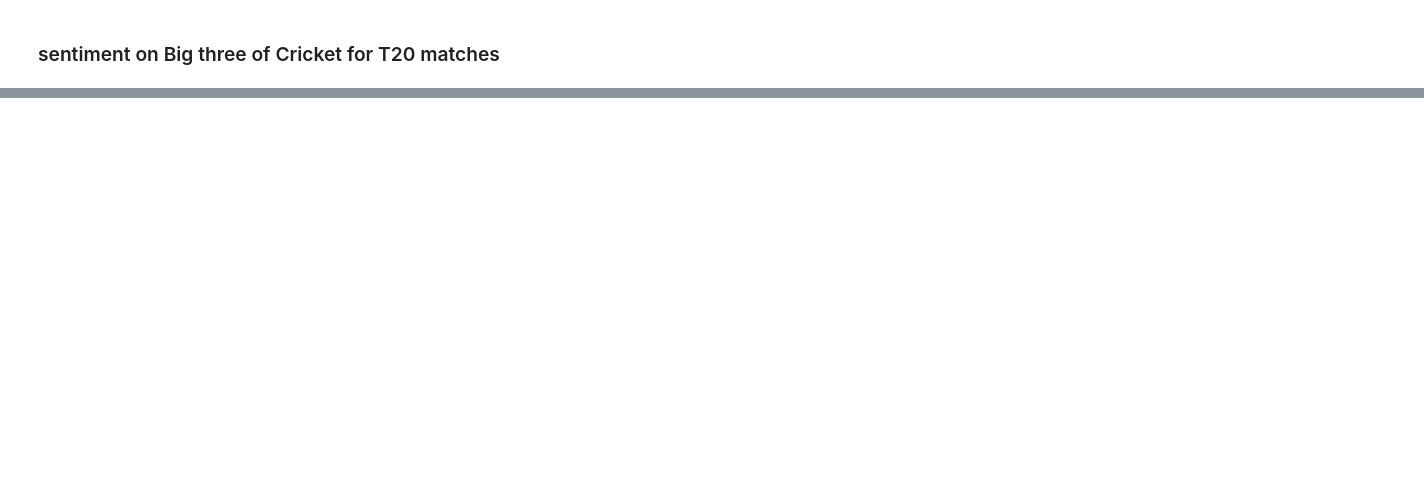
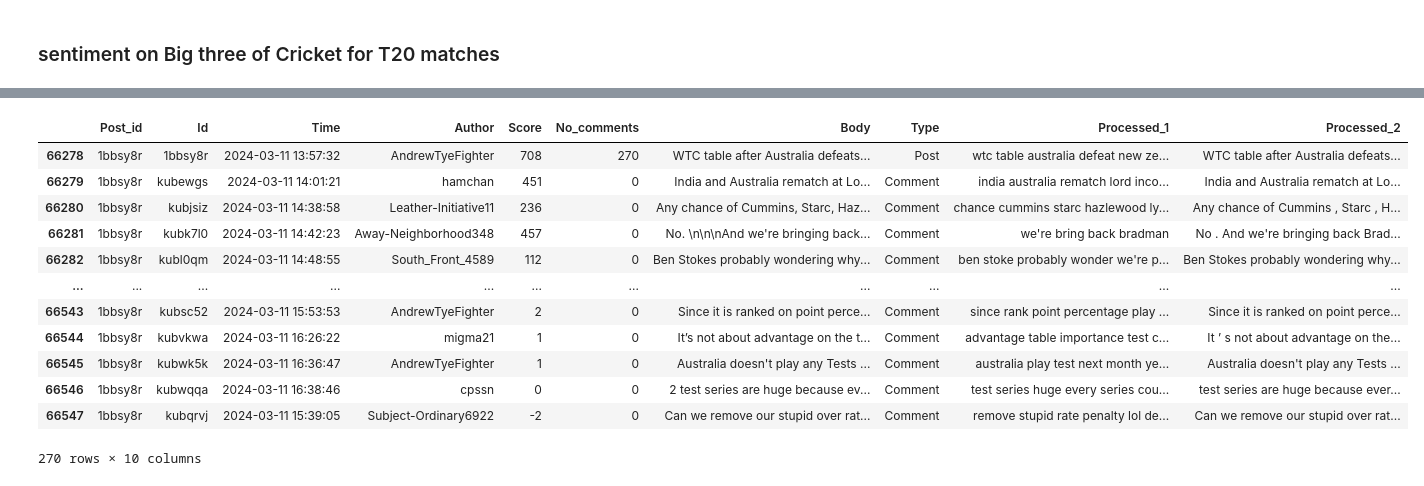
Before and after one commit to thw96/Group10_SocialMediaAssigment2, a Jupyter notebook: Scripts/Data-Extraction/TEST_reddit_exploratory_analysis_preprocessing.ipynb, the cells around one changed output, grey strips where cells are left out. Cells and saved outputs as stored; diff of their text form; code cells hidden in the pictures; blank space fills up the shorter version.

Commit message:
- Final commit from the TEST side

```diff
--- a/Scripts/Data-Extraction/TEST_reddit_exploratory_analysis_preprocessing.ipynb
+++ b/Scripts/Data-Extraction/TEST_reddit_exploratory_analysis_preprocessing.ipynb
@@ -1133,0 +1171,16 @@ ValueError: not enough values to unpack (expected 2, got 1)
+# %%
+bot_filtered_df[bot_filtered_df['Post_id'] == '1bbsy8r']
+# %% [output]
+|  | Post_id | Id | Time | Author | Score | No_comments | Body | Type | Processed_1 | Processed_2 |
+| 66278 | 1bbsy8r | 1bbsy8r | 2024-03-11 13:57:32 | AndrewTyeFighter | 708 | 270 | WTC table after Australia defeats... | Post | wtc table australia defeat new ze... | WTC table after Australia defeats... |
+| 66279 | 1bbsy8r | kubewgs | 2024-03-11 14:01:21 | hamchan | 451 | 0 | India and Australia rematch at Lo... | Comment | india australia rematch lord inco... | India and Australia rematch at Lo... |
+| 66280 | 1bbsy8r | kubjsiz | 2024-03-11 14:38:58 | Leather-Initiative11 | 236 | 0 | Any chance of Cummins, Starc, Haz... | Comment | chance cummins starc hazlewood ly... | Any chance of Cummins , Starc , H... |
+| 66281 | 1bbsy8r | kubk7l0 | 2024-03-11 14:42:23 | Away-Neighborhood348 | 457 | 0 | No. \n\n\nAnd we're bringing back... | Comment | we're bring back bradman | No . And we're bringing back Brad... |
+| 66282 | 1bbsy8r | kubl0qm | 2024-03-11 14:48:55 | South_Front_4589 | 112 | 0 | Ben Stokes probably wondering why... | Comment | ben stoke probably wonder we're p... | Ben Stokes probably wondering why... |
+| ... | ... | ... | ... | ... | ... | ... | ... | ... | ... | ... |
+| 66543 | 1bbsy8r | kubsc52 | 2024-03-11 15:53:53 | AndrewTyeFighter | 2 | 0 | Since it is ranked on point perce... | Comment | since rank point percentage play ... | Since it is ranked on point perce... |
+| 66544 | 1bbsy8r | kubvkwa | 2024-03-11 16:26:22 | migma21 | 1 | 0 | It’s not about advantage on the t... | Comment | advantage table importance test c... | It ’ s not about advantage on the... |
+| 66545 | 1bbsy8r | kubwk5k | 2024-03-11 16:36:47 | AndrewTyeFighter | 1 | 0 | Australia doesn't play any Tests ... | Comment | australia play test next month ye... | Australia doesn't play any Tests ... |
+| 66546 | 1bbsy8r | kubwqqa | 2024-03-11 16:38:46 | cpssn | 0 | 0 | 2 test series are huge because ev... | Comment | test series huge every series cou... | test series are huge because ever... |
+| 66547 | 1bbsy8r | kubqrvj | 2024-03-11 15:39:05 | Subject-Ordinary6922 | -2 | 0 | Can we remove our stupid over rat... | Comment | remove stupid rate penalty lol de... | Can we remove our stupid over rat... |
+270 rows × 10 columns
```
Also changed, not shown: parts of 5 cells of this notebook, 13 other files.
